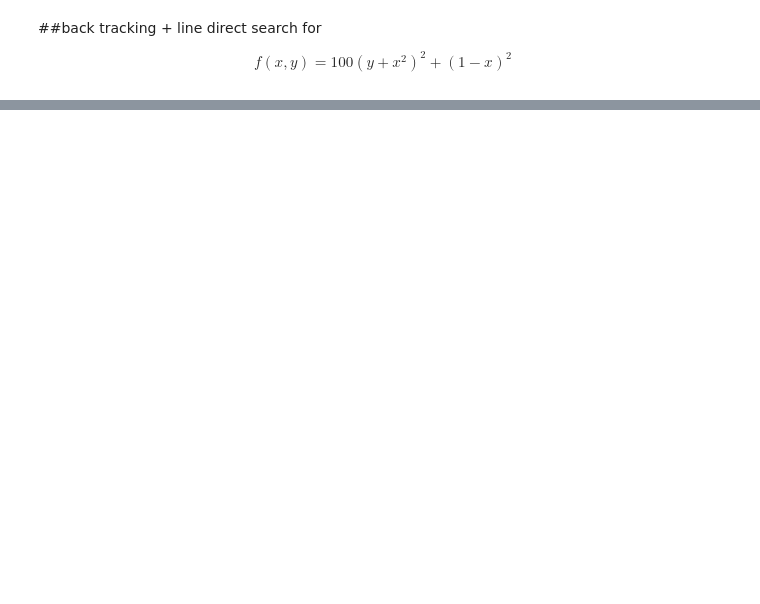
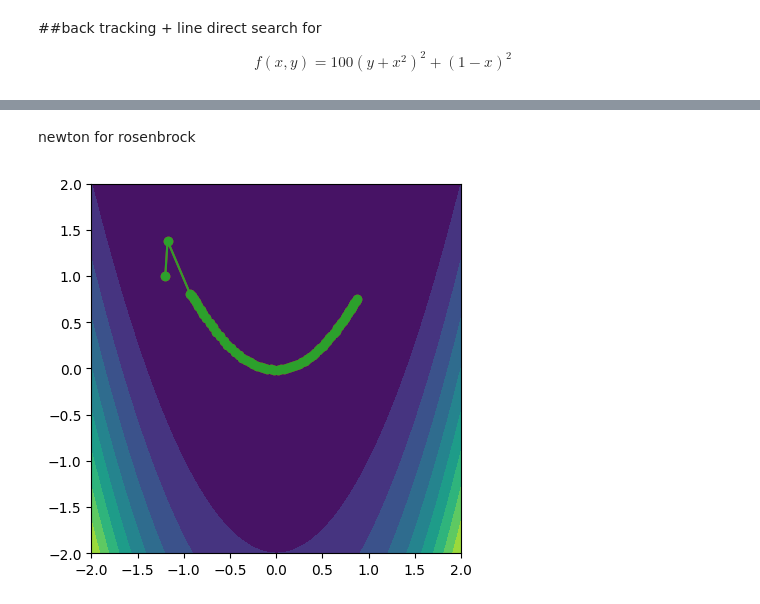
Before and after one commit to MatLock/UdeSa-Applied-Math-and-Optimization, a Jupyter notebook: clase_03/clase_03_gradient_descent.ipynb, the cells around one changed output, grey strips where cells are left out. Cells and saved outputs as stored; diff of their text form; code cells hidden in the pictures; blank space fills up the shorter version.

```diff
--- a/clase_03/clase_03_gradient_descent.ipynb
+++ b/clase_03/clase_03_gradient_descent.ipynb
@@ -327,0 +316,65 @@ plot(xk, marker='.')
+# %% [markdown]
+newton for rosenbrock
+# %%
+import numpy as np
+import copy
+from pylab import *
+
+
+def rosenbrock(point):
+  x = point[0]
+  y = point[1]
+  return 100 * (y-x**2)**2 + (1 - x)**2
+
+def gradient(point):
+  x = point[0]
+  y = point[1]
+  df_dx = -400 * x * (y - x**2) - 2 * (1 - x)
+  df_dy = 200 * (y - x**2)
+  return np.array([df_dx, df_dy])
+
+def hessian(point):
+  x = point[0]
+  y = point[1]
+  elem_1_1 = 1200 * x**2 - 400 * y + 2
+  elem_1_2 = -400 * x
+  elem_2_1 = -400 * x
+  elem_2_2 = 200
+  return np.array([[elem_1_1, elem_1_2], [elem_2_1, elem_2_2]])
+
+def backtracking_newton(point, alpha_init, gradient_value, p_k, beta= 0.5, c = 0.25):
+  tmp = alpha_init
+
+  while rosenbrock(point + tmp * p_k) > rosenbrock(point) + c * tmp * gradient_value.T @ p_k:
+    tmp = beta * tmp
+  return tmp
+
+
+Nsteps = 65
+step = 1.0 #alpha
+xk = np.zeros(Nsteps+1)
+yk = np.zeros(Nsteps+1)
+fk = np.zeros(Nsteps+1)
+
+xk[0] = -1.2
+yk[0] = 1
+
+#minimo 1,1
+for ii in range(Nsteps):
+  point = np.array([xk[ii], yk[ii]]);
+  gradient_value = gradient(point)
+  hessian_value = hessian(point)
+  p_k = np.linalg.solve(hessian_value, - gradient_value)
+  step = backtracking_newton(point, step, gradient_value, p_k)
+  xk[ii+1] = xk[ii] + step*p_k[0]
+  yk[ii+1] = yk[ii] + step*p_k[1]
+
+xx = np.linspace(-2, 2, num=100)
+yy = np.linspace(-2, 2, num=200)
+X, Y = np.meshgrid(xx, yy, indexing='ij')
+contourf(X, Y, rosenbrock([X, Y]), levels=10)
+plot(xk, yk, color='C3', marker='o')
+plot(xk, yk, color='C2', marker='o')
+gca().set_aspect('equal')
+# %% [output]
+[figure, added]
```
Also changed, not shown: parts of 3 cells of this notebook.
